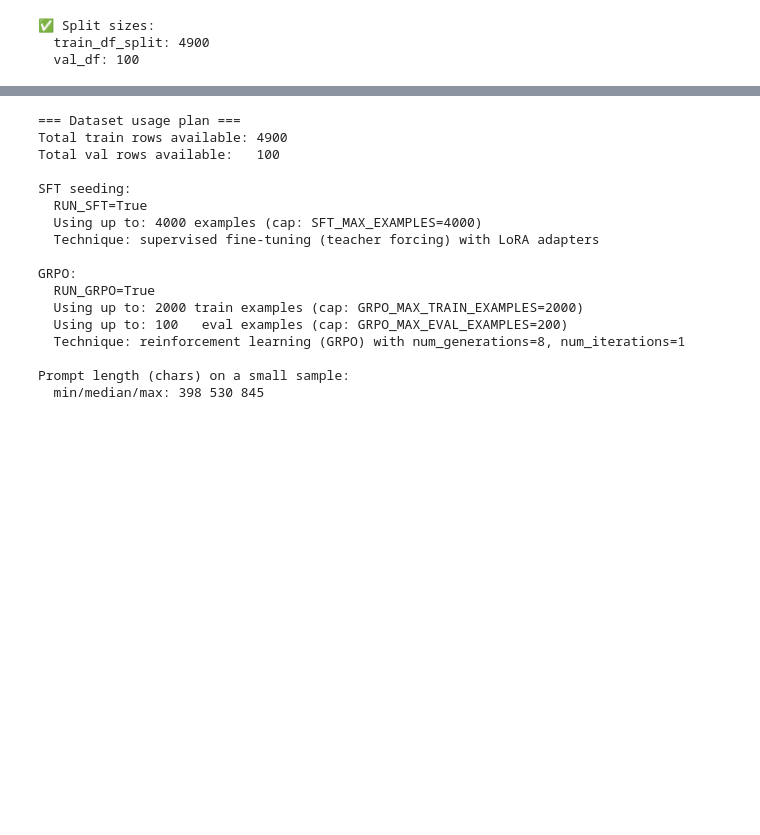
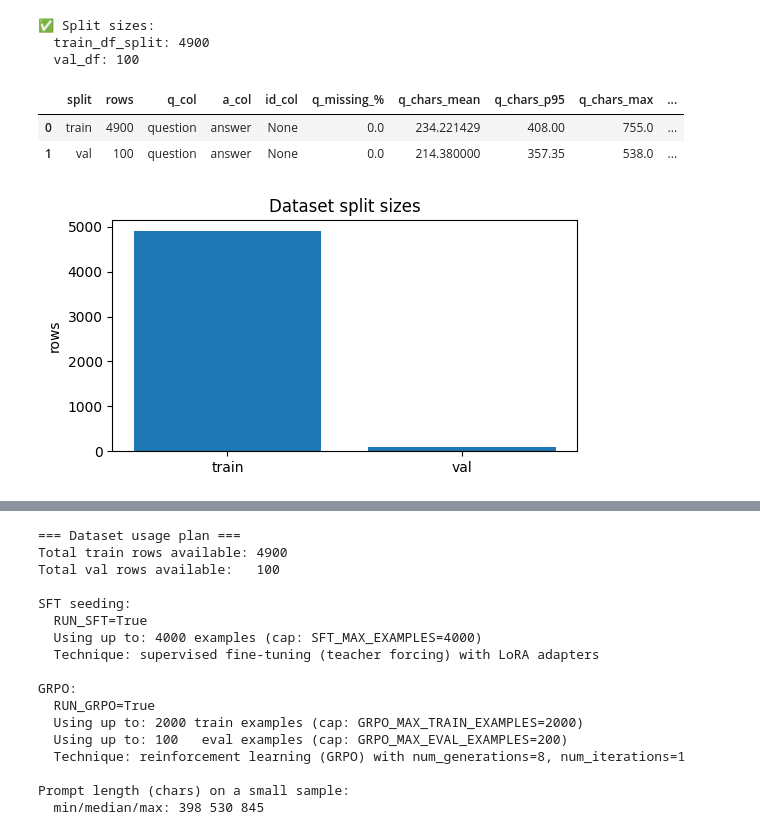
Before and after one commit to DiegoHurtad0/tunix-gemma-reasoning-traces, a Jupyter notebook: production-grade-fine-tuning-of-gemma-3-1b-with-tu.ipynb, the cells around one changed output, grey strips where cells are left out. Cells and saved outputs as stored; diff of their text form; code cells hidden in the pictures; blank space fills up the shorter version.

```diff
--- a/production-grade-fine-tuning-of-gemma-3-1b-with-tu.ipynb
+++ b/production-grade-fine-tuning-of-gemma-3-1b-with-tu.ipynb
@@ -317,6 +321,18 @@ if not CONFIG_PATH.exists():
     print("   Edit it (especially data.train_path / model.local_dir) and re-run this cell if needed.")
 
 cfg_dict = yaml.safe_load(CONFIG_PATH.read_text(encoding="utf-8")) or {}
+
+# --- Pydantic safety: allow null in YAML for strings (common when editing config.yaml)
+# Kaggle templates sometimes use null for optional fields; we coerce to empty string.
+try:
+    if isinstance(cfg_dict, dict):
+        sub = cfg_dict.get("submission") or {}
+        if sub.get("unrestricted_kaggle_model_id", "") is None:
+            sub["unrestricted_kaggle_model_id"] = ""
+        cfg_dict["submission"] = sub
+except Exception:
+    pass
+
 cfg = NotebookCfg.model_validate(cfg_dict)
 
 print("✅ Loaded config.yaml")
@@ -903,3 +929,61 @@ print("  val_df:", len(val_df))
 ✅ Split sizes:
   train_df_split: 4900
   val_df: 100
+# %%
+# =========================
+# 7.1) Visualization: dataset split & schema summary (sizes + missingness)
+# =========================
+import pandas as pd
+import numpy as np
+import matplotlib.pyplot as plt
+
+def _pct_missing(s: pd.Series) -> float:
+    return float(s.isna().mean() * 100.0)
+
+def _len_stats(s: pd.Series) -> dict:
+    x = s.dropna().astype(str).map(len)
+    if len(x) == 0:
+        return {"mean": np.nan, "p50": np.nan, "p95": np.nan, "max": np.nan}
+    return {
+        "mean": float(x.mean()),
+        "p50": float(np.percentile(x, 50)),
+        "p95": float(np.percentile(x, 95)),
+        "max": float(x.max()),
+    }
+
+rows = []
+for split_name, df_ in [("train", train_df_split), ("val", val_df)]:
+    row = {
+        "split": split_name,
+        "rows": int(len(df_)),
+        "q_col": q_col,
+        "a_col": a_col,
+        "id_col": id_col,
+    }
+    if q_col is not None and q_col in df_.columns:
+        row["q_missing_%"] = _pct_missing(df_[q_col])
+        q_stats = _len_stats(df_[q_col])
+        row["q_chars_mean"] = q_stats["mean"]
+        row["q_chars_p95"] = q_stats["p95"]
+        row["q_chars_max"] = q_stats["max"]
+    if a_col is not None and a_col in df_.columns:
+        row["a_missing_%"] = _pct_missing(df_[a_col])
+        a_stats = _len_stats(df_[a_col])
+        row["a_chars_mean"] = a_stats["mean"]
+        row["a_chars_p95"] = a_stats["p95"]
+        row["a_chars_max"] = a_stats["max"]
+    rows.append(row)
+
+summary_df = pd.DataFrame(rows)
+display(summary_df)
+
+plt.figure(figsize=(6, 3))
+plt.bar(summary_df["split"], summary_df["rows"])
+plt.title("Dataset split sizes")
+plt.ylabel("rows")
+plt.show()
+# %% [output]
+|  | split | rows | q_col | a_col | id_col | q_missing_% | q_chars_mean | q_chars_p95 | q_chars_max | ... |
+| 0 | train | 4900 | question | answer | None | 0.0 | 234.221429 | 408.00 | 755.0 | ... |
+| 1 | val | 100 | question | answer | None | 0.0 | 214.380000 | 357.35 | 538.0 | ... |
+[figure, added]
```
Also changed, not shown: parts of 45 cells of this notebook.
